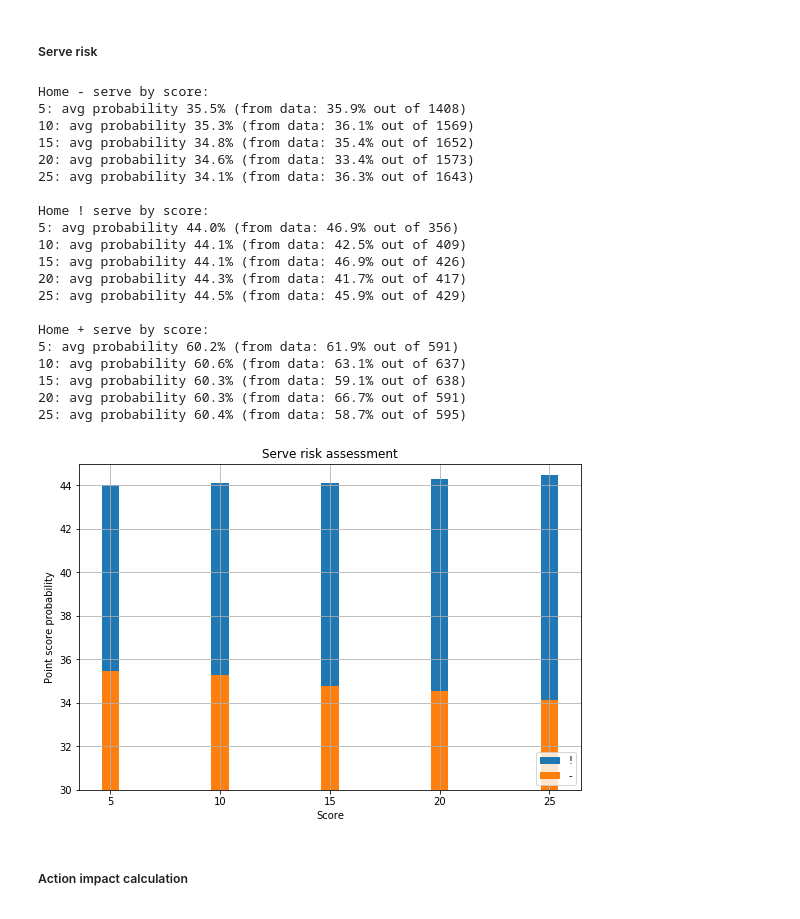
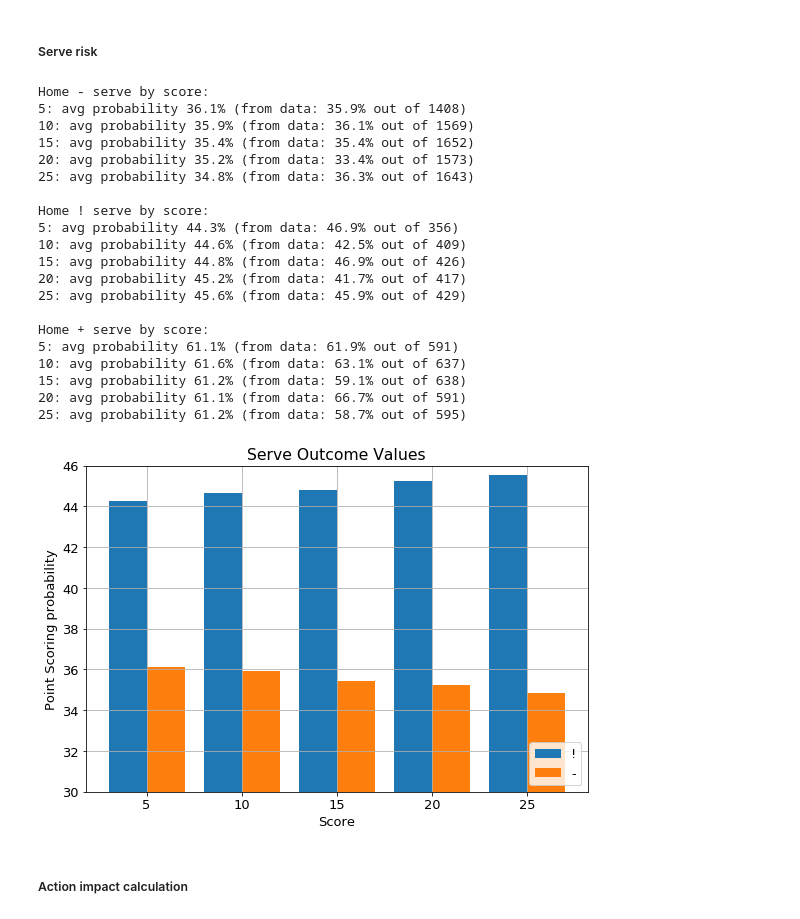
Before and after one commit to sfu-cl-lab/martin-project, a Jupyter notebook: notebook/Questions.ipynb, the cells around one changed output. Saved outputs shown, nothing was run; the diff lists cells and outputs as text; code cells hidden in the pictures.

```diff
--- a/notebook/Questions.ipynb
+++ b/notebook/Questions.ipynb
@@ -291,54 +291,57 @@ print('\nHome ! serve by score:')
 i = 0
 for score in range(5,26,5):
     cond = (vb['ActionType0']=='S') & (vb['ActionOutcome0']=='!') & (vb['ActionHome0']==1) & (vb['ScoreMax']<score) & (vb['ScoreMax']>=score-5)
     print('%s: avg probability %.1f%% (from data: %.1f%% out of %d)' % \
           (score, 50+50*np.mean(q_values[cond], axis=0), 50+50*np.mean(vb_c.RewardValue[cond], axis=0), sum(cond)))
     values[i,1] = 50+50*np.mean(q_values[cond])
     i+=1
 
 print('\nHome + serve by score:')
 i = 0
 for score in range(5,26,5):
     cond = (vb['ActionType0']=='S') & (vb['ActionOutcome0']=='+') & (vb['ActionHome0']==1) & (vb['ScoreMax']<score) & (vb['ScoreMax']>=score-5)
     print('%s: avg probability %.1f%% (from data: %.1f%% out of %d)' % \
           (score, 50+50*np.mean(q_values[cond], axis=0), 50+50*np.mean(vb_c.RewardValue[cond], axis=0), sum(cond)))
     values[i,2] = 50+50*np.mean(q_values[cond])
     i+=1
 
 import matplotlib.pyplot as plt
 plt.figure(figsize=(9,6))
-plt.title('Serve risk assessment')
-plt.ylabel('Point score probability')
+plt.rcParams.update({'font.size': 13})
+plt.title('Serve Outcome Values')
+plt.ylabel('Point Scoring probability')
 plt.xlabel('Score')
 plt.grid(True)
 #plt.bar([5,10,15,20,25], values[:,2])
-plt.bar([5,10,15,20,25], values[:,1])
-plt.bar([5,10,15,20,25], values[:,0])
+plt.bar([4,9,14,19,24], values[:,1], width=2)
+plt.bar([6,11,16,21,26], values[:,0], width=2)
 plt.legend(['!','-'],loc='lower right')
-plt.ylim(30,45)
+#plt.set_xticklabels(['1','2','3','4','5'])
+plt.ylim(30,46)
+plt.savefig('serve_risk.pdf', format='pdf')
 plt.show()
 # %% [output]
 Home - serve by score:
-5: avg probability 35.5% (from data: 35.9% out of 1408)
-10: avg probability 35.3% (from data: 36.1% out of 1569)
-15: avg probability 34.8% (from data: 35.4% out of 1652)
-20: avg probability 34.6% (from data: 33.4% out of 1573)
-25: avg probability 34.1% (from data: 36.3% out of 1643)
+5: avg probability 36.1% (from data: 35.9% out of 1408)
+10: avg probability 35.9% (from data: 36.1% out of 1569)
+15: avg probability 35.4% (from data: 35.4% out of 1652)
+20: avg probability 35.2% (from data: 33.4% out of 1573)
+25: avg probability 34.8% (from data: 36.3% out of 1643)
 
 Home ! serve by score:
-5: avg probability 44.0% (from data: 46.9% out of 356)
-10: avg probability 44.1% (from data: 42.5% out of 409)
-15: avg probability 44.1% (from data: 46.9% out of 426)
-20: avg probability 44.3% (from data: 41.7% out of 417)
-25: avg probability 44.5% (from data: 45.9% out of 429)
+5: avg probability 44.3% (from data: 46.9% out of 356)
+10: avg probability 44.6% (from data: 42.5% out of 409)
+15: avg probability 44.8% (from data: 46.9% out of 426)
+20: avg probability 45.2% (from data: 41.7% out of 417)
+25: avg probability 45.6% (from data: 45.9% out of 429)
 
 Home + serve by score:
-5: avg probability 60.2% (from data: 61.9% out of 591)
-10: avg probability 60.6% (from data: 63.1% out of 637)
-15: avg probability 60.3% (from data: 59.1% out of 638)
-20: avg probability 60.3% (from data: 66.7% out of 591)
-25: avg probability 60.4% (from data: 58.7% out of 595)
+5: avg probability 61.1% (from data: 61.9% out of 591)
+10: avg probability 61.6% (from data: 63.1% out of 637)
+15: avg probability 61.2% (from data: 59.1% out of 638)
+20: avg probability 61.1% (from data: 66.7% out of 591)
+25: avg probability 61.2% (from data: 58.7% out of 595)
-[figure, old version]
+[figure, new version]
 # %% [markdown]
 ##### Action impact calculation
 # %%
```
Also changed, not shown: parts of 6 cells of this notebook, 9 other files.
